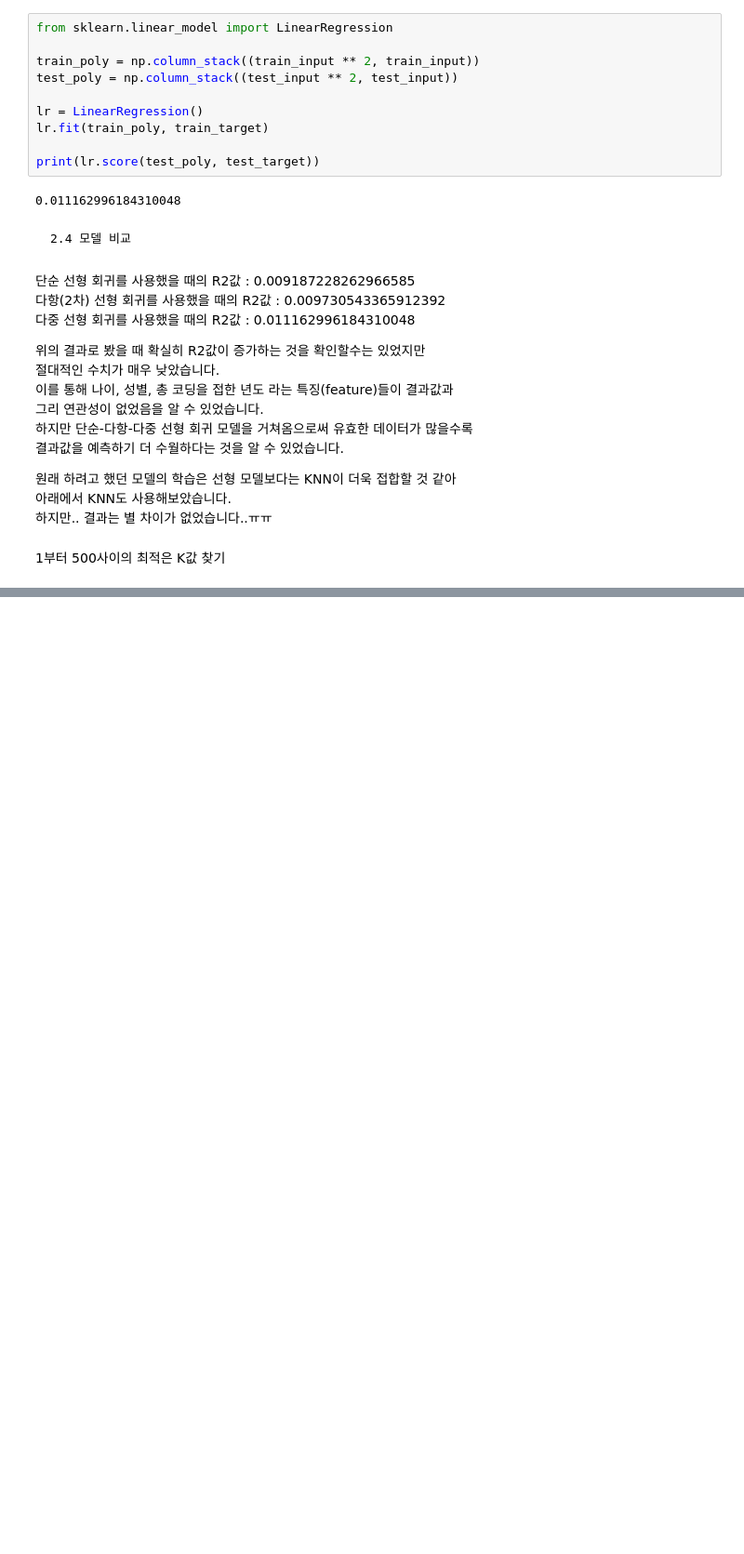
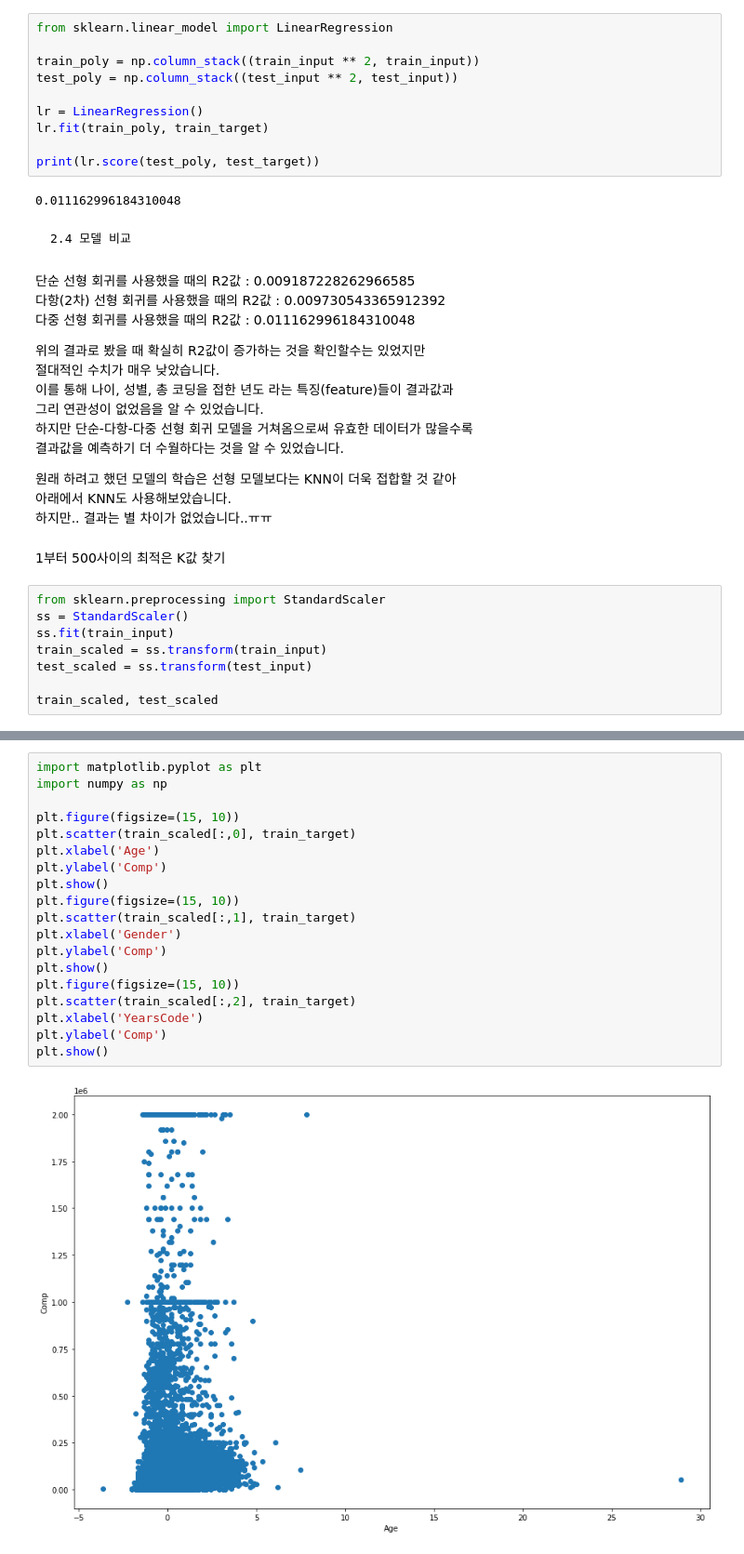
Before and after one commit to UniM0cha/Inhatc-ML, a Jupyter notebook: 정윤/3주차/rep3-회귀문제풀기(201845092이정윤).ipynb, the cells around one changed output, grey strips where cells are left out. Shown: that part at 93% size. Drawn from its saved outputs; the diff is of its cells as text; blank space fills up the shorter version.

```diff
--- a/정윤/3주차/rep3-회귀문제풀기(201845092이정윤).ipynb
+++ b/정윤/3주차/rep3-회귀문제풀기(201845092이정윤).ipynb
@@ -326,3 +326,11 @@ print(lr.score(test_poly, test_target))
 하지만.. 결과는 별 차이가 없었습니다..ㅠㅠ
 # %% [markdown]
 1부터 500사이의 최적은 K값 찾기
+# %%
+from sklearn.preprocessing import StandardScaler
+ss = StandardScaler()
+ss.fit(train_input)
+train_scaled = ss.transform(train_input)
+test_scaled = ss.transform(test_input)
+
+train_scaled, test_scaled
@@ -328,0 +352,21 @@ print(lr.score(test_poly, test_target))
+# %%
+import matplotlib.pyplot as plt
+import numpy as np
+
+plt.figure(figsize=(15, 10))
+plt.scatter(train_scaled[:,0], train_target)
+plt.xlabel('Age')
+plt.ylabel('Comp')
+plt.show()
+plt.figure(figsize=(15, 10))
+plt.scatter(train_scaled[:,1], train_target)
+plt.xlabel('Gender')
+plt.ylabel('Comp')
+plt.show()
+plt.figure(figsize=(15, 10))
+plt.scatter(train_scaled[:,2], train_target)
+plt.xlabel('YearsCode')
+plt.ylabel('Comp')
+plt.show()
+# %% [output]
+[figure, added]
```
Also changed, not shown: parts of 6 cells of this notebook.
